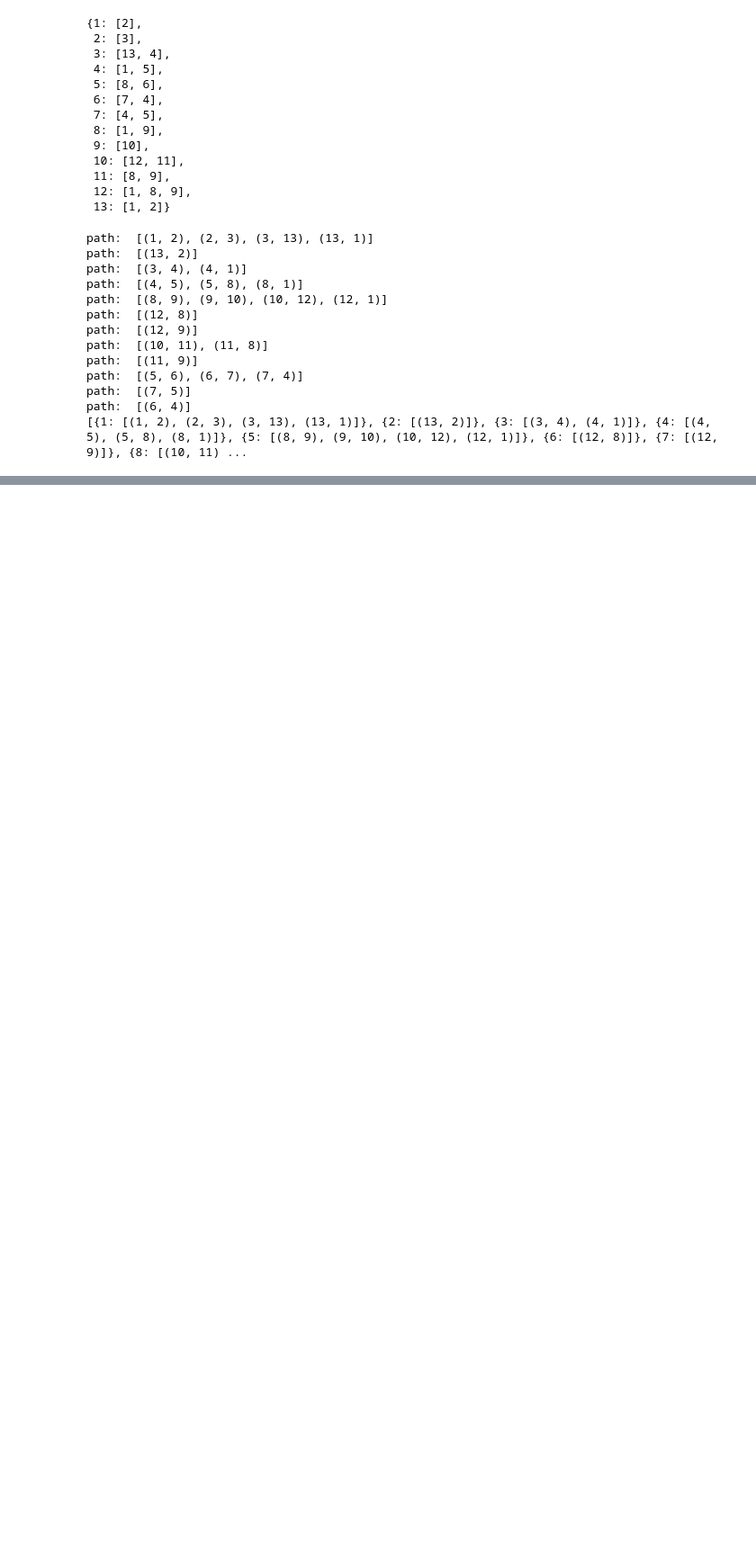
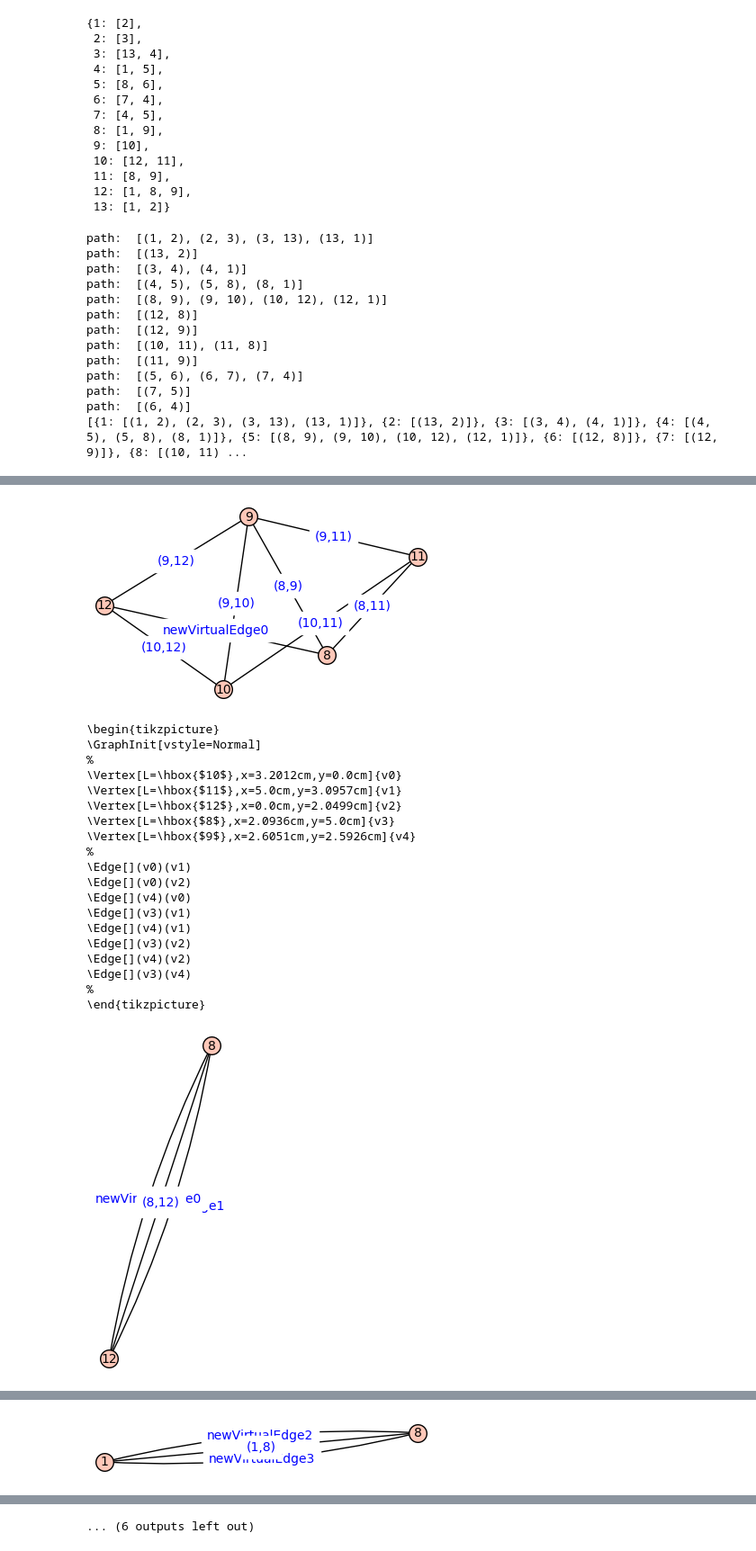
Before and after one commit to ackermanl77/tesis, a Jupyter notebook: ComponentesTriconexas.ipynb, the cells around one changed output, grey strips where cells are left out. Shown at 90% size. Saved outputs shown, nothing was run; the diff lists cells and outputs as text; code cells hidden in the pictures; blank space fills up the shorter version.

```diff
--- a/ComponentesTriconexas.ipynb
+++ b/ComponentesTriconexas.ipynb
@@ -1581,9 +1756,34 @@ tric1.type2
 # %%
 for componente in tric1.comp_list_new1:
-	grafo = Graph(componente)
+	grafo = Graph(componente, multiedges=True, sparse=True)
 	grafo.graphplot(edge_labels=True).show()
-	opts = grafo.latex_options()
-	grafo.set_latex_options(tkz_style='Normal')
-	check_tkz_graph()
-	print(opts.tkz_picture())
+	try:
+		opts = grafo.latex_options()
+		grafo.set_latex_options(tkz_style='Normal')
+		check_tkz_graph()
+		print(opts.tkz_picture())
+	except:
+		continue
 	#print(latex(grafo))
+# %% [output]
+[figure, added]
+\begin{tikzpicture}
+\GraphInit[vstyle=Normal]
+%
+\Vertex[L=\hbox{$10$},x=3.2012cm,y=0.0cm]{v0}
+\Vertex[L=\hbox{$11$},x=5.0cm,y=3.0957cm]{v1}
+\Vertex[L=\hbox{$12$},x=0.0cm,y=2.0499cm]{v2}
+\Vertex[L=\hbox{$8$},x=2.0936cm,y=5.0cm]{v3}
+\Vertex[L=\hbox{$9$},x=2.6051cm,y=2.5926cm]{v4}
+%
+\Edge[](v0)(v1)
+\Edge[](v0)(v2)
+\Edge[](v4)(v0)
+\Edge[](v3)(v1)
+\Edge[](v4)(v1)
+\Edge[](v3)(v2)
+\Edge[](v4)(v2)
+\Edge[](v3)(v4)
+%
+\end{tikzpicture}
+[figure, added]
@@ -1589,0 +1803 @@ for componente in tric1.comp_list_new1:
+[figure, added]
@@ -1589,0 +1836 @@ for componente in tric1.comp_list_new1:
+... (6 outputs left out)
```
Also changed, not shown: parts of 81 cells of this notebook, 6 other files.
